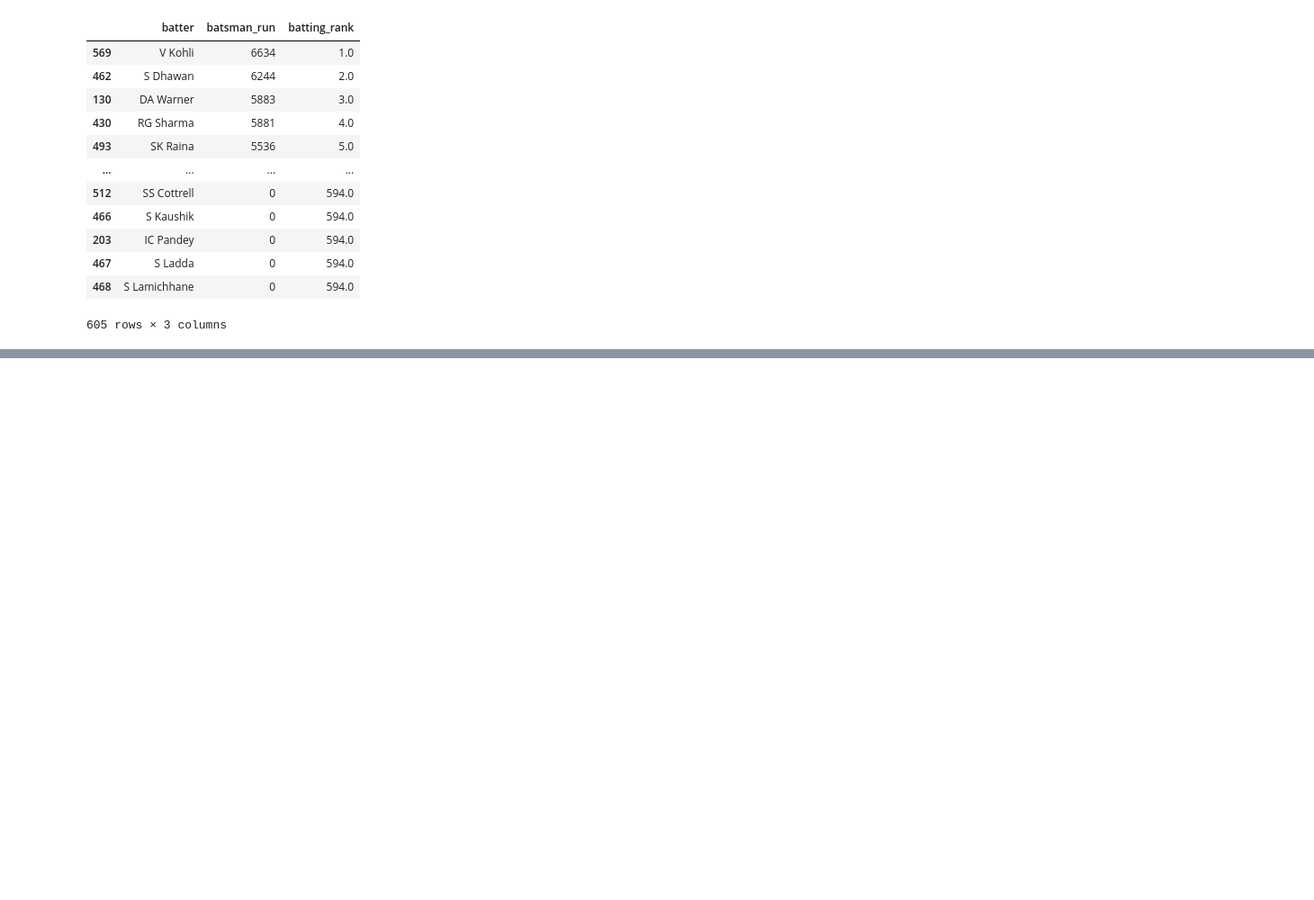
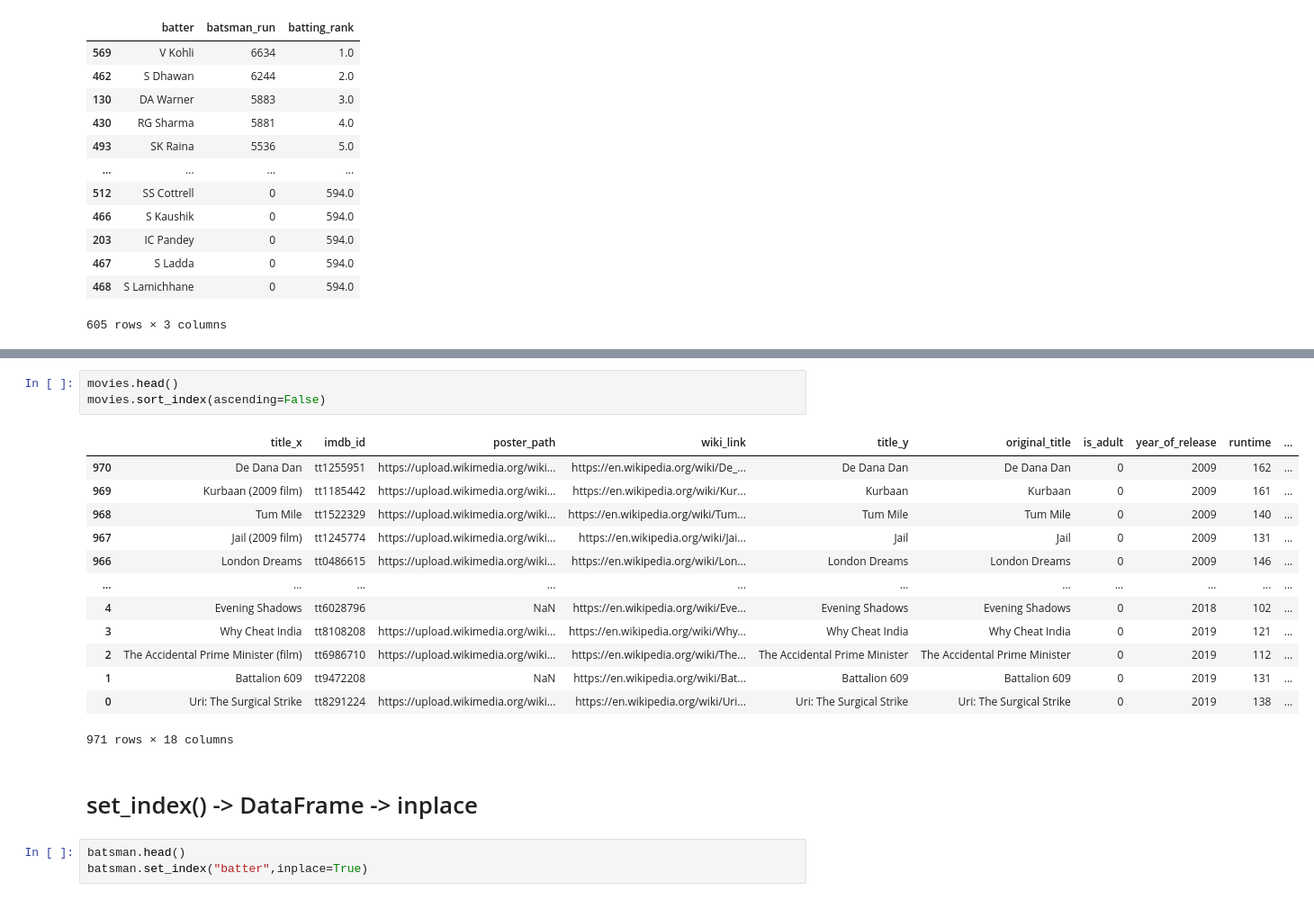
Before and after one commit to nagarvishal/machine-learning, a Jupyter notebook: Pandas_3.ipynb, the cells around one changed output, grey strips where cells are left out. Shown at 90% size. Cells and saved outputs as stored; diff of their text form; blank space fills up the shorter version.

```diff
--- a/Pandas_3.ipynb
+++ b/Pandas_3.ipynb
@@ -248,0 +278,22 @@ batsman.sort_values(["batting_rank"])
+# %%
+movies.head()
+movies.sort_index(ascending=False)
+# %% [output]
+|  | title_x | imdb_id | poster_path | wiki_link | title_y | original_title | is_adult | year_of_release | runtime | ... |
+| 970 | De Dana Dan | tt1255951 | https://upload.wikimedia.org/wiki... | https://en.wikipedia.org/wiki/De_... | De Dana Dan | De Dana Dan | 0 | 2009 | 162 | ... |
+| 969 | Kurbaan (2009 film) | tt1185442 | https://upload.wikimedia.org/wiki... | https://en.wikipedia.org/wiki/Kur... | Kurbaan | Kurbaan | 0 | 2009 | 161 | ... |
+| 968 | Tum Mile | tt1522329 | https://upload.wikimedia.org/wiki... | https://en.wikipedia.org/wiki/Tum... | Tum Mile | Tum Mile | 0 | 2009 | 140 | ... |
+| 967 | Jail (2009 film) | tt1245774 | https://upload.wikimedia.org/wiki... | https://en.wikipedia.org/wiki/Jai... | Jail | Jail | 0 | 2009 | 131 | ... |
+| 966 | London Dreams | tt0486615 | https://upload.wikimedia.org/wiki... | https://en.wikipedia.org/wiki/Lon... | London Dreams | London Dreams | 0 | 2009 | 146 | ... |
+| ... | ... | ... | ... | ... | ... | ... | ... | ... | ... | ... |
+| 4 | Evening Shadows | tt6028796 | NaN | https://en.wikipedia.org/wiki/Eve... | Evening Shadows | Evening Shadows | 0 | 2018 | 102 | ... |
+| 3 | Why Cheat India | tt8108208 | https://upload.wikimedia.org/wiki... | https://en.wikipedia.org/wiki/Why... | Why Cheat India | Why Cheat India | 0 | 2019 | 121 | ... |
+| 2 | The Accidental Prime Minister (film) | tt6986710 | https://upload.wikimedia.org/wiki... | https://en.wikipedia.org/wiki/The... | The Accidental Prime Minister | The Accidental Prime Minister | 0 | 2019 | 112 | ... |
+| 1 | Battalion 609 | tt9472208 | NaN | https://en.wikipedia.org/wiki/Bat... | Battalion 609 | Battalion 609 | 0 | 2019 | 131 | ... |
+| 0 | Uri: The Surgical Strike | tt8291224 | https://upload.wikimedia.org/wiki... | https://en.wikipedia.org/wiki/Uri... | Uri: The Surgical Strike | Uri: The Surgical Strike | 0 | 2019 | 138 | ... |
+971 rows × 18 columns
+# %% [markdown]
+# set_index() -> DataFrame -> inplace
+# %%
+batsman.head()
+batsman.set_index("batter",inplace=True)
```
Also changed, not shown: parts of 58 cells of this notebook.
